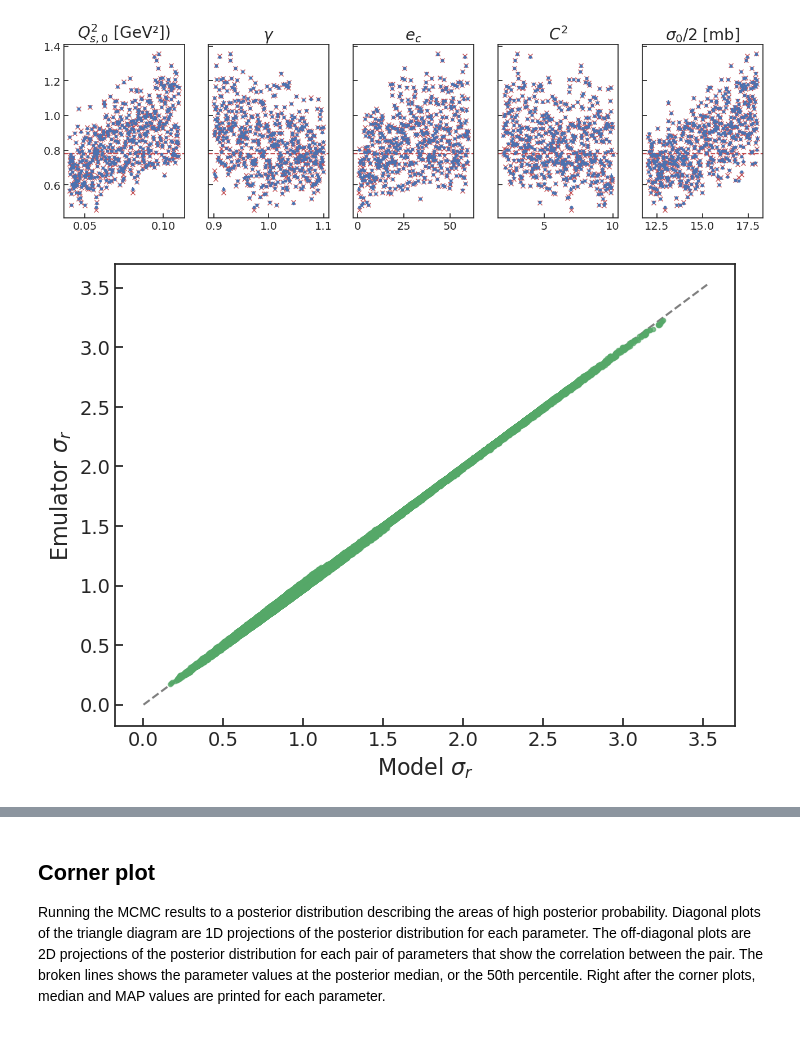
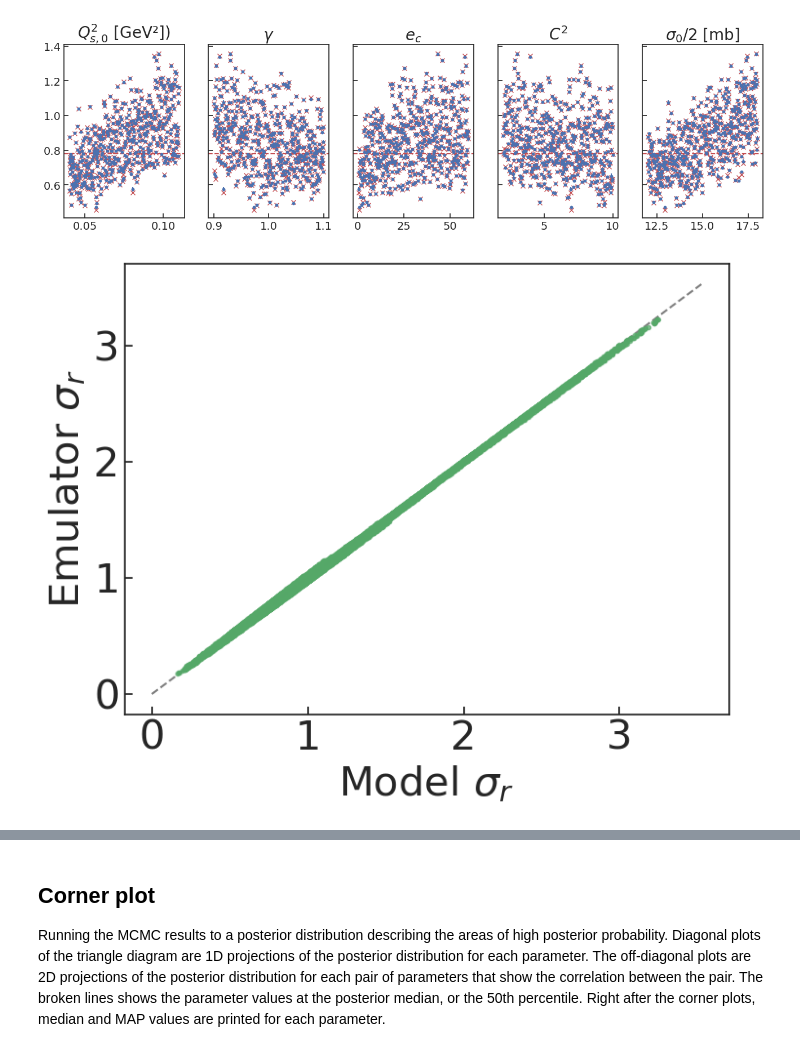
Before and after one commit to camcasuga/BayesianBK_results, a Jupyter notebook: analysis.ipynb, the cells around one changed output, grey strips where cells are left out. Cells and saved outputs as stored; diff of their text form; code cells hidden in the pictures.

```diff
--- a/analysis.ipynb
+++ b/analysis.ipynb
@@ -145,10 +145,13 @@ fig, ax = plot_validation_perkp(0, pred_val, sd_val, train_val, exp, n_params, t
 [figure]
 # %%
 fig, ax = plot_diagonal(pred_val, train_val)
-#fig.savefig("plots/{}_val_diagonal.pdf".format(model_), bbox_inches='tight')
-#fig.savefig("plots/{}_val_diagonal.png".format(model_), bbox_inches='tight')
+ax.xaxis.get_label().set_fontsize(30)
+ax.yaxis.get_label().set_fontsize(30)
+ax.tick_params(axis='both', which='major', labelsize=30)
+fig.savefig("plots/{}_val_diagonal.pdf".format(model_), bbox_inches='tight')
+fig.savefig("plots/{}_val_diagonal.png".format(model_), bbox_inches='tight')
 # %% [output]
-[figure, old version]
+[figure, new version]
 # %%
 diff = np.array([(pred_val[:,kp] - train_val[:,kp])/train_val[:,kp] for kp in range(403)])
 mean_pertheta = np.mean(diff, axis=1)
```
Also changed, not shown: parts of 7 cells of this notebook, 4 other files.
